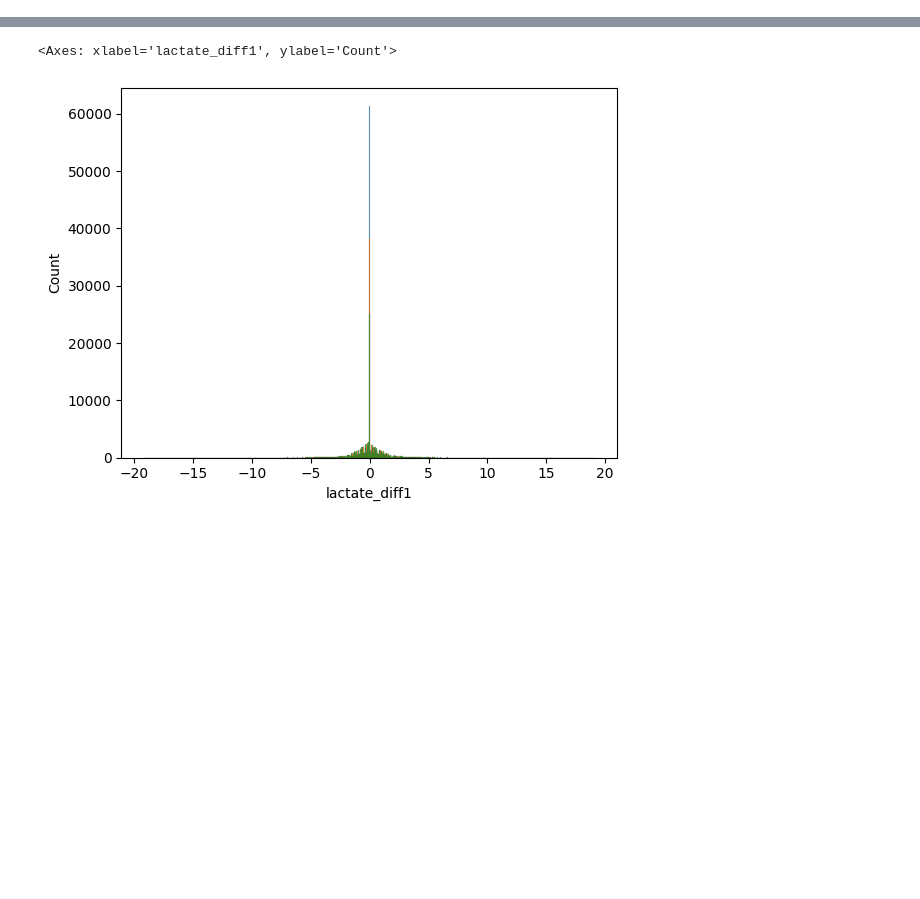
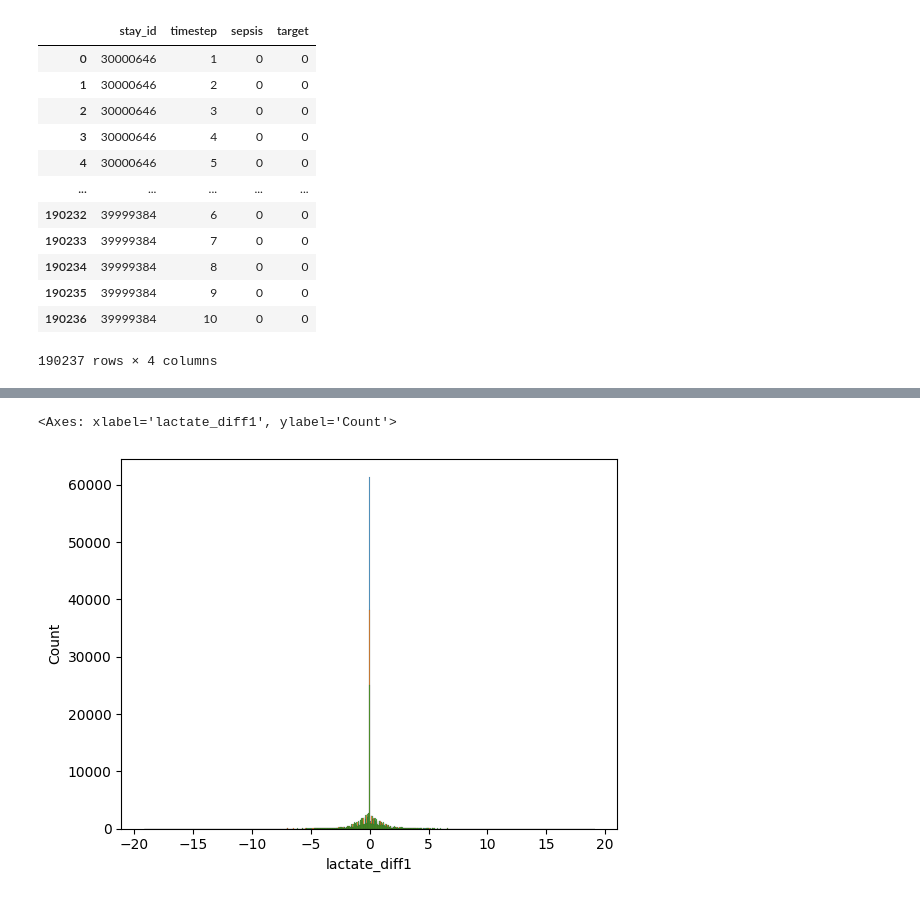
Before and after one commit to joffrayh/sepsis-predictor, a Jupyter notebook: src/demo_ui/temp.ipynb, the cells around one changed output, grey strips where cells are left out. Cells and saved outputs as stored; diff of their text form; code cells hidden in the pictures; blank space fills up the shorter version.

```diff
--- a/src/demo_ui/temp.ipynb
+++ b/src/demo_ui/temp.ipynb
@@ -15,0 +27,17 @@ data.head()
+# %%
+data.loc[:, ['stay_id', 'timestep', 'sepsis', 'target']]
+# data[data['sepsis'] != 0][['stay_id', 'timestep', 'sepsis', 'target']]
+# %% [output]
+|  | stay_id | timestep | sepsis | target |
+| 0 | 30000646 | 1 | 0 | 0 |
+| 1 | 30000646 | 2 | 0 | 0 |
+| 2 | 30000646 | 3 | 0 | 0 |
+| 3 | 30000646 | 4 | 0 | 0 |
+| 4 | 30000646 | 5 | 0 | 0 |
+| ... | ... | ... | ... | ... |
+| 190232 | 39999384 | 6 | 0 | 0 |
+| 190233 | 39999384 | 7 | 0 | 0 |
+| 190234 | 39999384 | 8 | 0 | 0 |
+| 190235 | 39999384 | 9 | 0 | 0 |
+| 190236 | 39999384 | 10 | 0 | 0 |
+190237 rows × 4 columns
```
Also changed, not shown: parts of 2 cells of this notebook, 2 other files.
